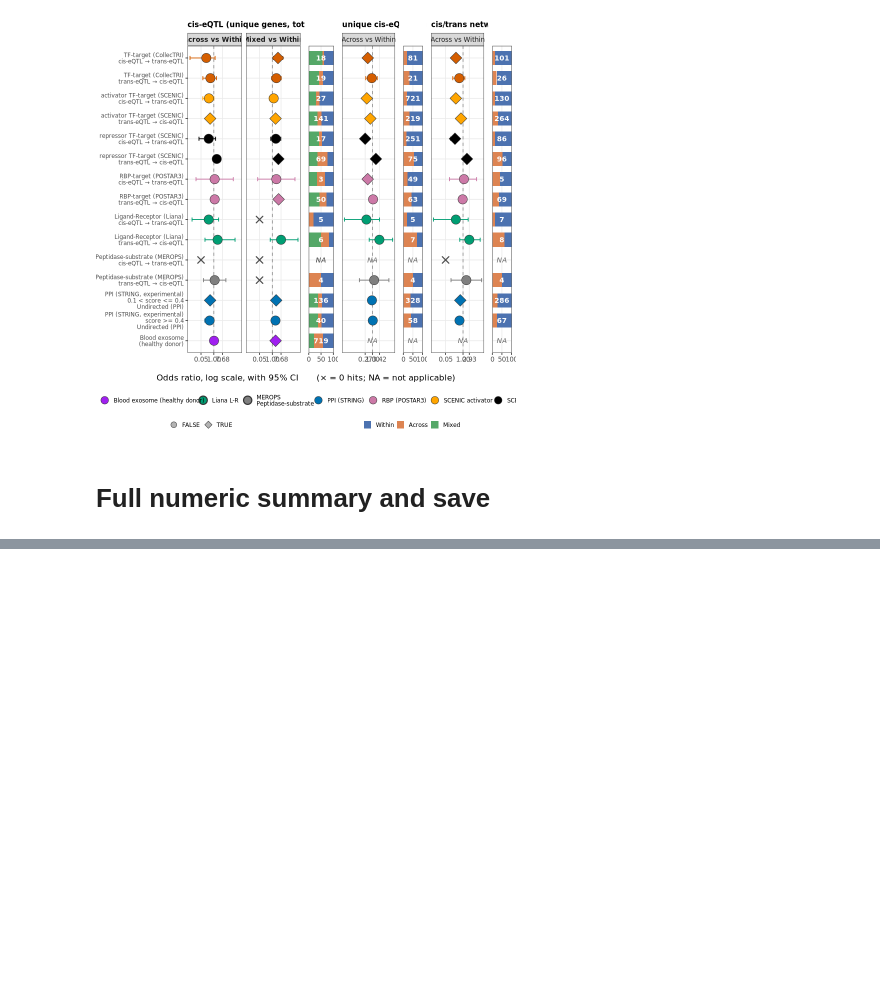
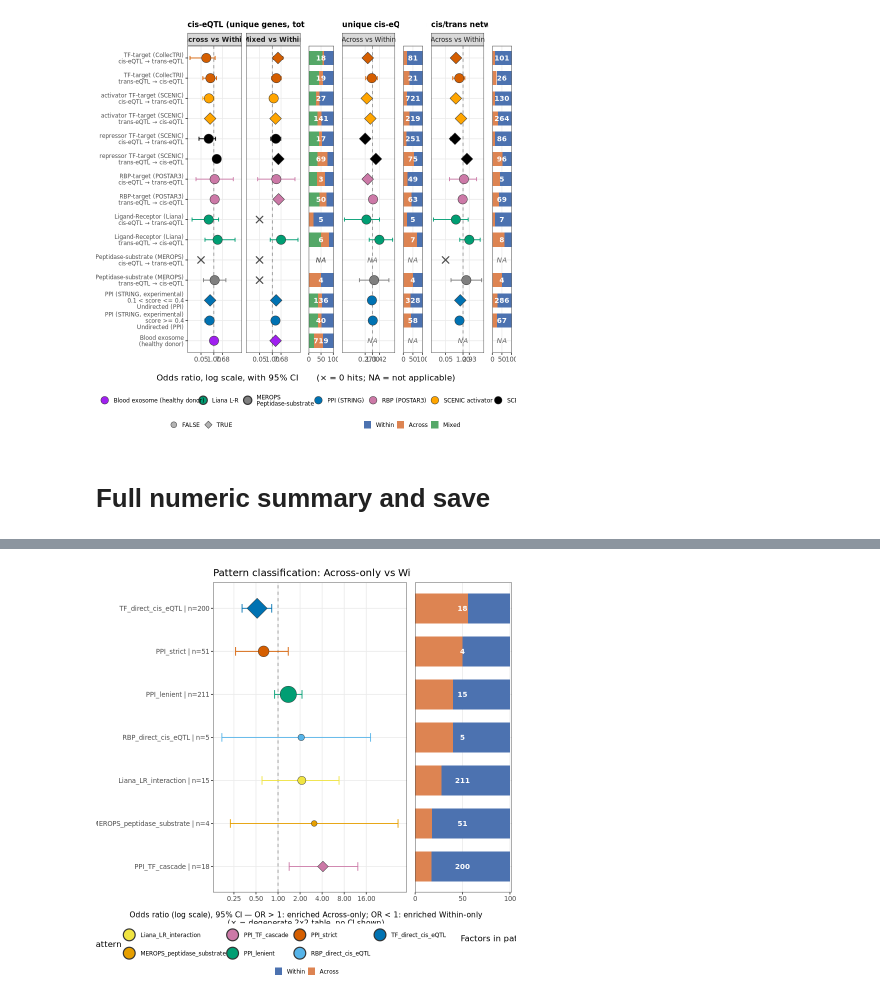
Before and after one commit to manueltar/cis-eQTL-trans-eQTL-programs, a Jupyter notebook: Jupyter_notebooks/Global_ER_replotting_v2.ipynb, the cells around one changed output, grey strips where cells are left out. Cells and saved outputs as stored; diff of their text form; code cells hidden in the pictures; blank space fills up the shorter version.

```diff
--- a/Jupyter_notebooks/Global_ER_replotting_v2.ipynb
+++ b/Jupyter_notebooks/Global_ER_replotting_v2.ipynb
@@ -907,0 +1037,54 @@ Warning message in grid.Call.graphics(C_text, as.graphicsAnnot(x$label), x$x, x$
+# %%
+p_pattern_comp <- ggplot(pattern_comp_data, aes(x = pct, y = row_label, fill = composition_type)) +
+  geom_col(position = "stack", width = 0.7, na.rm = TRUE) +
+  geom_text(
+    data = unique(pattern_comp_data[!is.na(n_total_pos), .(row_label, n_total_pos)]),
+    aes(x = 50, y = row_label, label = n_total_pos),
+    inherit.aes = FALSE, hjust = 0.5, size = 3, color = "white", fontface = "bold"
+  ) +
+  geom_text(
+    data = unique(pattern_comp_data[is.na(pct), .(row_label)]),
+    aes(x = 50, y = row_label), label = "NA",
+    inherit.aes = FALSE, color = "grey40", size = 3, fontface = "italic"
+  ) +
+  scale_fill_manual(values = within_across_colors, name = "Composition") +
+  scale_x_continuous(limits = c(0, 100), breaks = c(0, 50, 100), expand = expansion(mult = c(0, 0.02))) +
+  scale_y_discrete(limits = levels(pattern_or_results$row_label)) +
+  labs(x = "% Within vs Across", y = NULL) +
+  theme_bw(base_size = 10) +
+  theme(axis.text.y = element_blank(), axis.ticks.y = element_blank(),
+        panel.grid.minor = element_blank(), legend.position = "bottom")
+# %%
+p_pattern_or_no_xlab <- p_pattern_or + labs(x = NULL)
+p_pattern_comp_no_xlab <- p_pattern_comp + labs(x = NULL)
+
+pattern_main_grid <- plot_grid(
+  strip_legend(p_pattern_or_no_xlab), strip_legend(p_pattern_comp_no_xlab),
+  ncol = 2, align = "h", axis = "tb", rel_widths = c(3, 1)
+)
+
+pattern_xlab_grob <- ggdraw() +
+  draw_label("Odds ratio (log scale), 95% CI \u2014 OR > 1: enriched Across-only; OR < 1: enriched Within-only\n(\u00d7 = degenerate 2x2 table, no CI shown)",
+             size = 9, fontface = "plain")
+
+pattern_legend_or <- get_legend(
+  p_pattern_or + guides(fill = guide_legend(nrow = 2, override.aes = list(size = 6, shape = 21, colour = "grey20")),
+                         shape = guide_legend(nrow = 1, override.aes = list(size = 3, fill = "grey70"))) +
+    theme(legend.position = "bottom", legend.text = element_text(size = 7), legend.key.size = unit(0.35, "cm"))
+)
+pattern_legend_comp <- get_legend(
+  p_pattern_comp + guides(fill = guide_legend(nrow = 1)) +
+    theme(legend.position = "bottom", legend.title = element_blank(),
+          legend.text = element_text(size = 7), legend.key.size = unit(0.35, "cm"))
+)
+pattern_legend_combined <- plot_grid(pattern_legend_or, pattern_legend_comp, ncol = 1)
+
+p_pattern_combined <- plot_grid(
+  pattern_main_grid, pattern_xlab_grob, pattern_legend_combined,
+  ncol = 1, rel_heights = c(10, 0.7, 1.6)
+)
+
+
+p_pattern_combined
+# %% [output]
+[figure, added]
```
Also changed, not shown: parts of 22 cells of this notebook.
